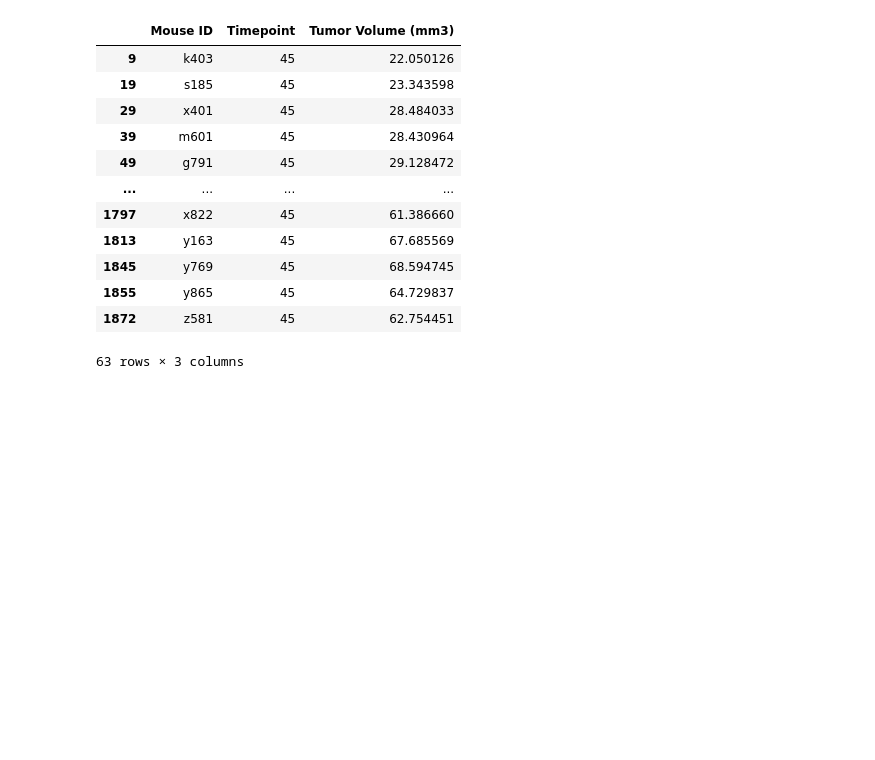
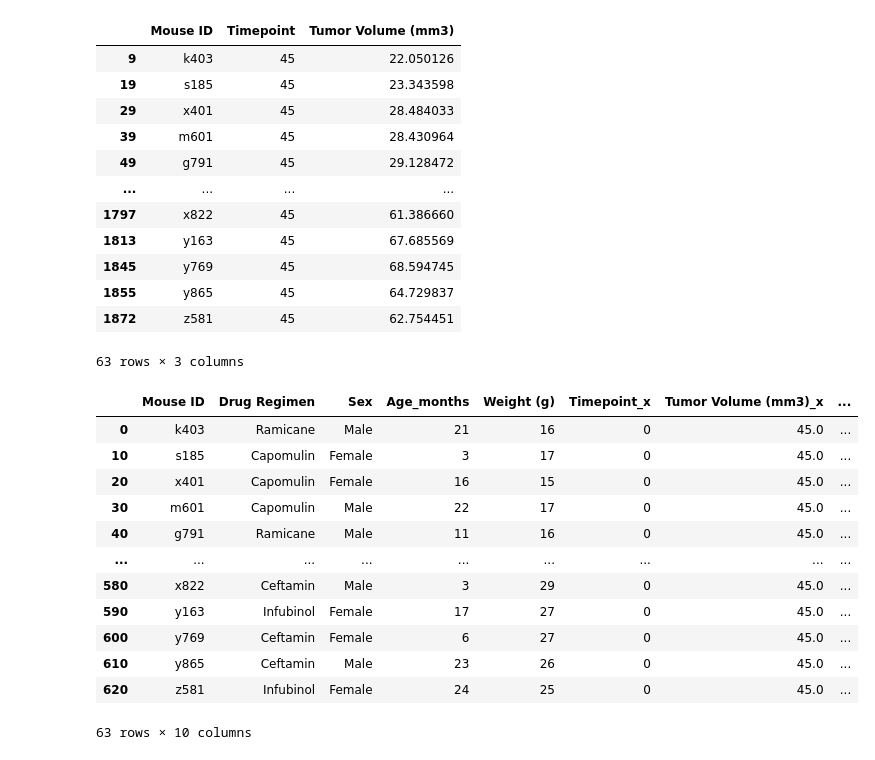
Before and after one commit to doublealogic/matplotlib-challenge, a Jupyter notebook: Pymaceuticals/main.ipynb, the cells around one changed output. Saved outputs shown, nothing was run; the diff lists cells and outputs as text; code cells hidden in the pictures; blank space fills up the shorter version.

```diff
--- a/Pymaceuticals/main.ipynb
+++ b/Pymaceuticals/main.ipynb
@@ -187,3 +187,22 @@ final_tumor_vol_df
 | 1855 | y865 | 45 | 64.729837 |
 | 1872 | z581 | 45 | 62.754451 |
 63 rows × 3 columns
+# %%
+# Merge this group df with the original dataframe to get the tumor volume at the last timepoint
+first_n_final_tumor = pd.merge(mouse_study_merged, final_tumor_vol_df, on="Mouse ID")
+first_n_final_tumor = first_n_final_tumor.loc[first_n_final_tumor["Timepoint_x"] == 0]
+first_n_final_tumor
+# %% [output]
+|  | Mouse ID | Drug Regimen | Sex | Age_months | Weight (g) | Timepoint_x | Tumor Volume (mm3)_x | ... |
+| 0 | k403 | Ramicane | Male | 21 | 16 | 0 | 45.0 | ... |
+| 10 | s185 | Capomulin | Female | 3 | 17 | 0 | 45.0 | ... |
+| 20 | x401 | Capomulin | Female | 16 | 15 | 0 | 45.0 | ... |
+| 30 | m601 | Capomulin | Male | 22 | 17 | 0 | 45.0 | ... |
+| 40 | g791 | Ramicane | Male | 11 | 16 | 0 | 45.0 | ... |
+| ... | ... | ... | ... | ... | ... | ... | ... | ... |
+| 580 | x822 | Ceftamin | Male | 3 | 29 | 0 | 45.0 | ... |
+| 590 | y163 | Infubinol | Female | 17 | 27 | 0 | 45.0 | ... |
+| 600 | y769 | Ceftamin | Female | 6 | 27 | 0 | 45.0 | ... |
+| 610 | y865 | Ceftamin | Male | 23 | 26 | 0 | 45.0 | ... |
+| 620 | z581 | Infubinol | Female | 24 | 25 | 0 | 45.0 | ... |
+63 rows × 10 columns
```
